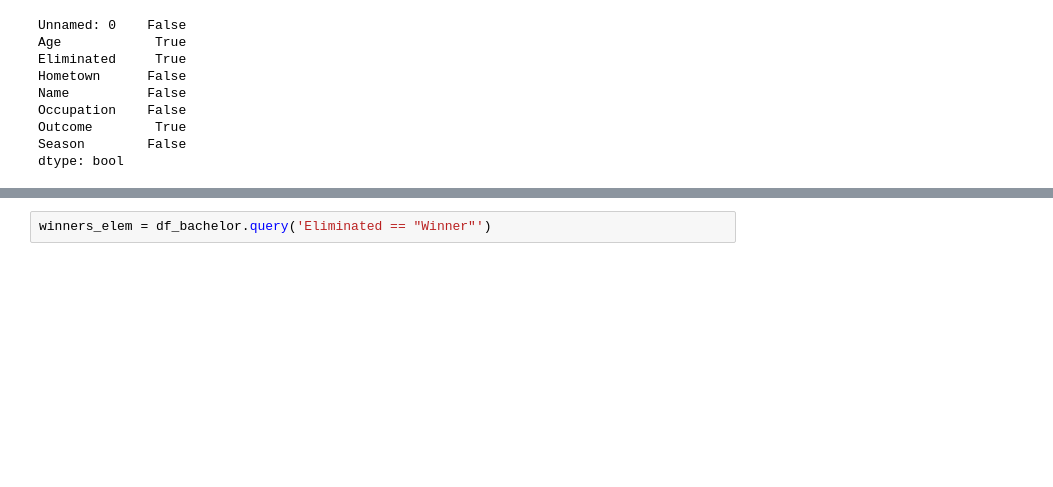
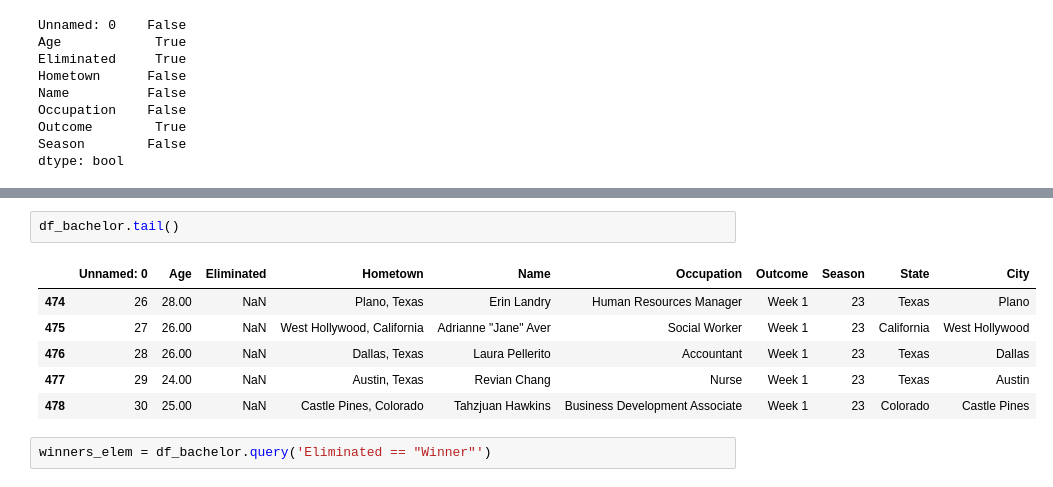
Before and after one commit to Jeff-Nibbs/bachelor-data-dive, a Jupyter notebook: PythonProject/bachelor-data/bachelor.ipynb, the cells around one changed output, grey strips where cells are left out. Cells and saved outputs as stored; diff of their text form; blank space fills up the shorter version.

```diff
--- a/PythonProject/bachelor-data/bachelor.ipynb
+++ b/PythonProject/bachelor-data/bachelor.ipynb
@@ -105,3 +95,12 @@ df_bachelor
+# %%
+df_bachelor.tail()
+# %% [output]
+|  | Unnamed: 0 | Age | Eliminated | Hometown | Name | Occupation | Outcome | Season | State | City |
+| 474 | 26 | 28.00 | NaN | Plano, Texas | Erin Landry | Human Resources Manager | Week 1 | 23 | Texas | Plano |
+| 475 | 27 | 26.00 | NaN | West Hollywood, California | Adrianne "Jane" Aver | Social Worker | Week 1 | 23 | California | West Hollywood |
+| 476 | 28 | 26.00 | NaN | Dallas, Texas | Laura Pellerito | Accountant | Week 1 | 23 | Texas | Dallas |
+| 477 | 29 | 24.00 | NaN | Austin, Texas | Revian Chang | Nurse | Week 1 | 23 | Texas | Austin |
+| 478 | 30 | 25.00 | NaN | Castle Pines, Colorado | Tahzjuan Hawkins | Business Development Associate | Week 1 | 23 | Colorado | Castle Pines |
 # %%
 winners_elem = df_bachelor.query('Eliminated == "Winner"')
 # %%
```
Also changed, not shown: parts of 9 cells of this notebook, 1 other file.
